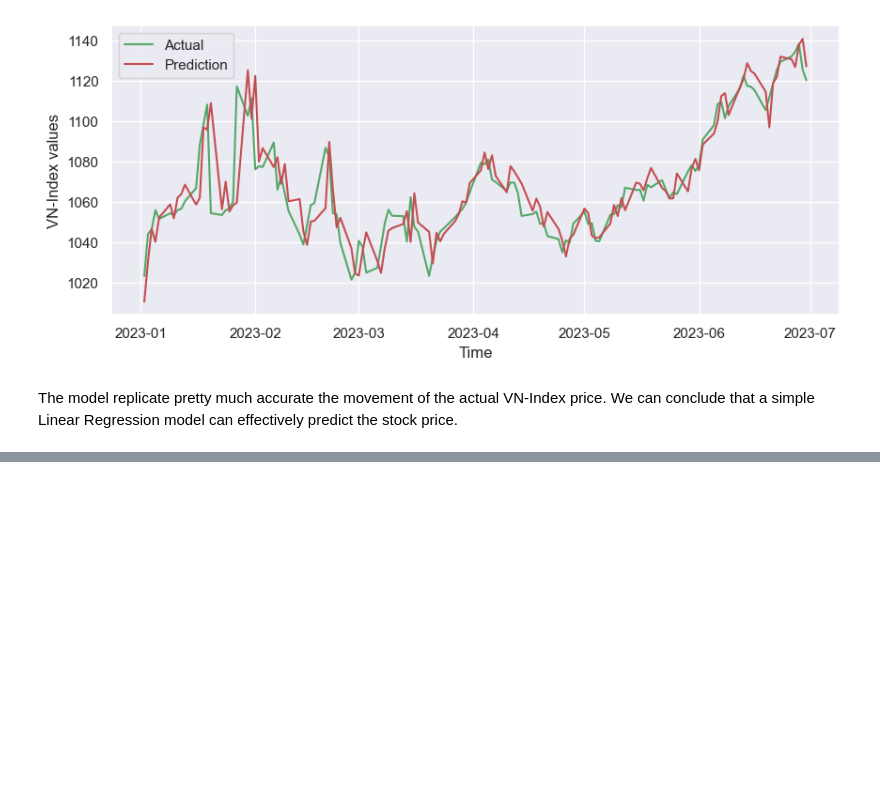
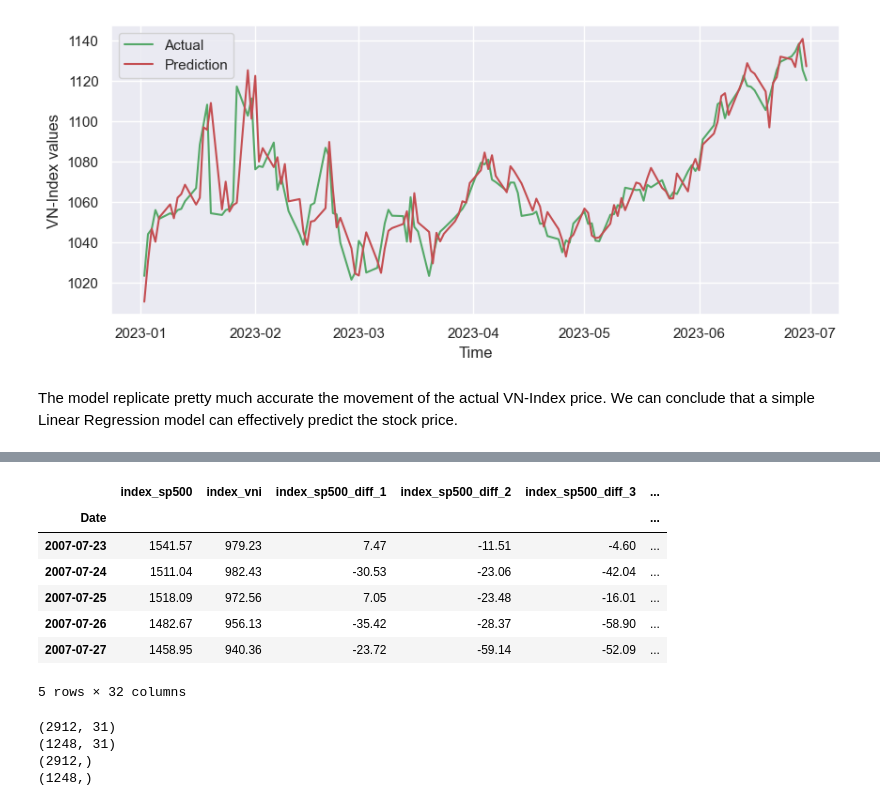
Before and after one commit to DuyDoanLearning/stock_market_prediction_MachineLearning_and_LSTM, a Jupyter notebook: 2. ML Models/ML Models - Regression_18.8 - No log diff.ipynb, the cells around one changed output, grey strips where cells are left out. Saved outputs shown, nothing was run; the diff lists cells and outputs as text; code cells hidden in the pictures; blank space fills up the shorter version.

Commit message:
Update single feature test

```diff
--- a/2. ML Models/ML Models - Regression_18.8 - No log diff.ipynb
+++ b/2. ML Models/ML Models - Regression_18.8 - No log diff.ipynb
@@ -611,0 +616,4 @@ The model replicate pretty much accurate the movement of the actual VN-Index pri
+# %%
+# Generate data single feature
+data_single = data[['index_sp500', 'index_vni']]
+data_single.head()
@@ -611,0 +689,35 @@ The model replicate pretty much accurate the movement of the actual VN-Index pri
+# %%
+# Generate lag version of single feature data
+single_feature_lag = generate_lag(data_single, 5)
+single_feature_ret = generate_return(data_single, 5)
+single_feature_lag = generate_diff(data_single, 5)
+
+# Combine data
+single_feature_data = pd.concat([data_single, single_feature_lag, single_feature_ret, single_feature_lag], axis = 1)
+# %%
+# Exclude nan values
+single_feature_data = single_feature_data.iloc[15:]
+
+# Check first 5 rows again
+single_feature_data.head()
+# %% [output]
+|  | index_sp500 | index_vni | index_sp500_diff_1 | index_sp500_diff_2 | index_sp500_diff_3 | ... |
+| Date |  |  |  |  |  | ... |
+| 2007-07-23 | 1541.57 | 979.23 | 7.47 | -11.51 | -4.60 | ... |
+| 2007-07-24 | 1511.04 | 982.43 | -30.53 | -23.06 | -42.04 | ... |
+| 2007-07-25 | 1518.09 | 972.56 | 7.05 | -23.48 | -16.01 | ... |
+| 2007-07-26 | 1482.67 | 956.13 | -35.42 | -28.37 | -58.90 | ... |
+| 2007-07-27 | 1458.95 | 940.36 | -23.72 | -59.14 | -52.09 | ... |
+5 rows × 32 columns
+# %%
+# Train test split the data
+X_train, y_train, X_test, y_test = train_test_split(single_feature_data, 'index_vni')
+
+# Scaling the data
+X_train_scaled = scaler.fit_transform(X_train)
+X_test_scaled = scaler.transform(X_test)
+# %% [output]
+(2912, 31)
+(1248, 31)
+(2912,)
+(1248,)
```
Also changed, not shown: parts of 35 cells of this notebook.
